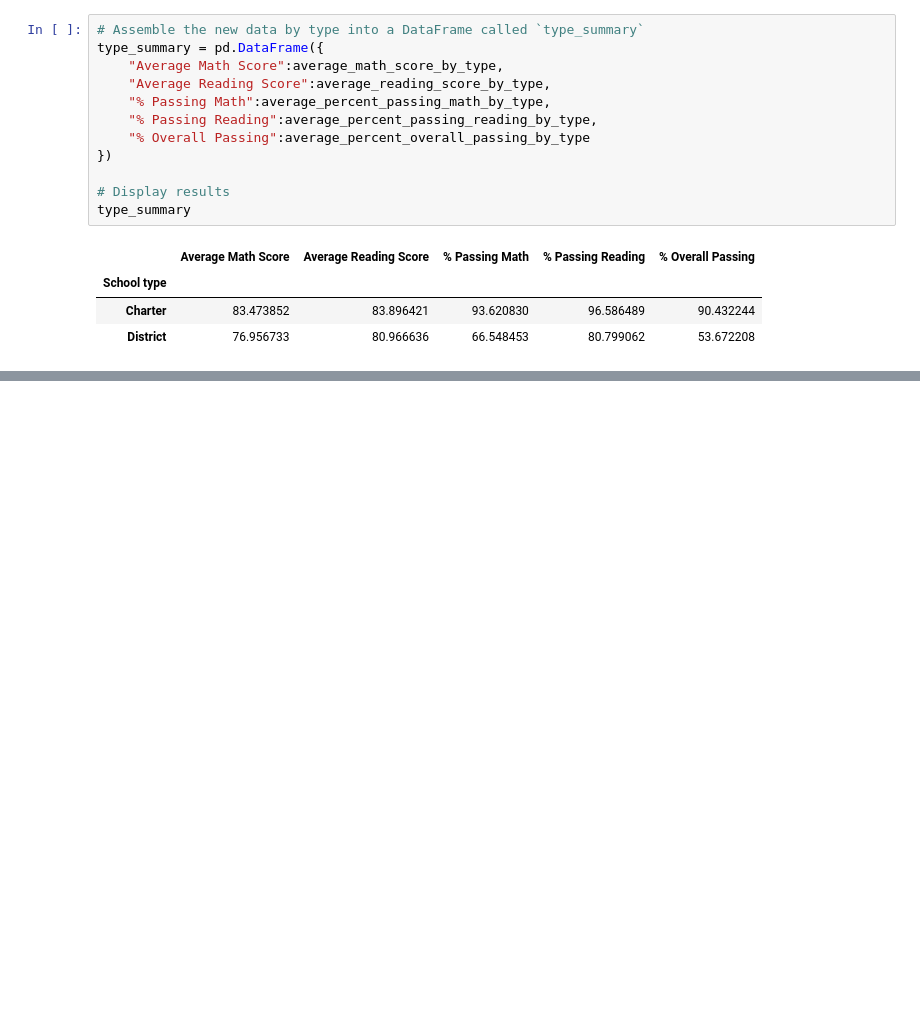
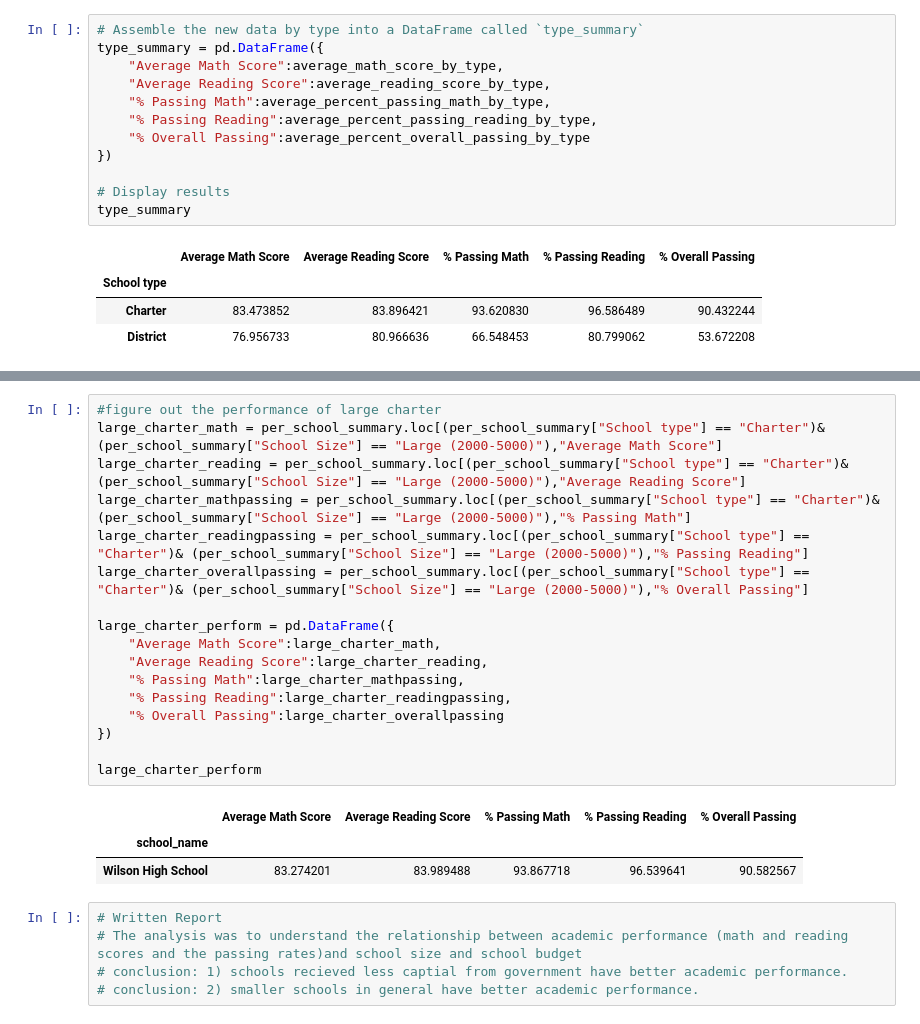
Before and after one commit to yhchou50/pandas-challenge, a Jupyter notebook: PyCitySchools/PyCitySchools_starter.ipynb, the cells around one changed output, grey strips where cells are left out. Cells and saved outputs as stored; diff of their text form; blank space fills up the shorter version.

```diff
--- a/PyCitySchools/PyCitySchools_starter.ipynb
+++ b/PyCitySchools/PyCitySchools_starter.ipynb
@@ -605,0 +623,26 @@ type_summary
+# %%
+#figure out the performance of large charter
+large_charter_math = per_school_summary.loc[(per_school_summary["School type"] == "Charter")& (per_school_summary["School Size"] == "Large (2000-5000)"),"Average Math Score"]
+large_charter_reading = per_school_summary.loc[(per_school_summary["School type"] == "Charter")& (per_school_summary["School Size"] == "Large (2000-5000)"),"Average Reading Score"]
+large_charter_mathpassing = per_school_summary.loc[(per_school_summary["School type"] == "Charter")& (per_school_summary["School Size"] == "Large (2000-5000)"),"% Passing Math"]
+large_charter_readingpassing = per_school_summary.loc[(per_school_summary["School type"] == "Charter")& (per_school_summary["School Size"] == "Large (2000-5000)"),"% Passing Reading"]
+large_charter_overallpassing = per_school_summary.loc[(per_school_summary["School type"] == "Charter")& (per_school_summary["School Size"] == "Large (2000-5000)"),"% Overall Passing"]
+
+large_charter_perform = pd.DataFrame({
+    "Average Math Score":large_charter_math,
+    "Average Reading Score":large_charter_reading,
+    "% Passing Math":large_charter_mathpassing,
+    "% Passing Reading":large_charter_readingpassing,
+    "% Overall Passing":large_charter_overallpassing
+})
+
+large_charter_perform
+# %% [output]
+|  | Average Math Score | Average Reading Score | % Passing Math | % Passing Reading | % Overall Passing |
+| school_name |  |  |  |  |  |
+| Wilson High School | 83.274201 | 83.989488 | 93.867718 | 96.539641 | 90.582567 |
+# %%
+# Written Report
+# The analysis was to understand the relationship between academic performance (math and reading scores and the passing rates)and school size and school budget
+# conclusion: 1) schools recieved less captial from government have better academic performance.
+# conclusion: 2) smaller schools in general have better academic performance.
```
Also changed, not shown: parts of 1 cell of this notebook, 1 other file.
